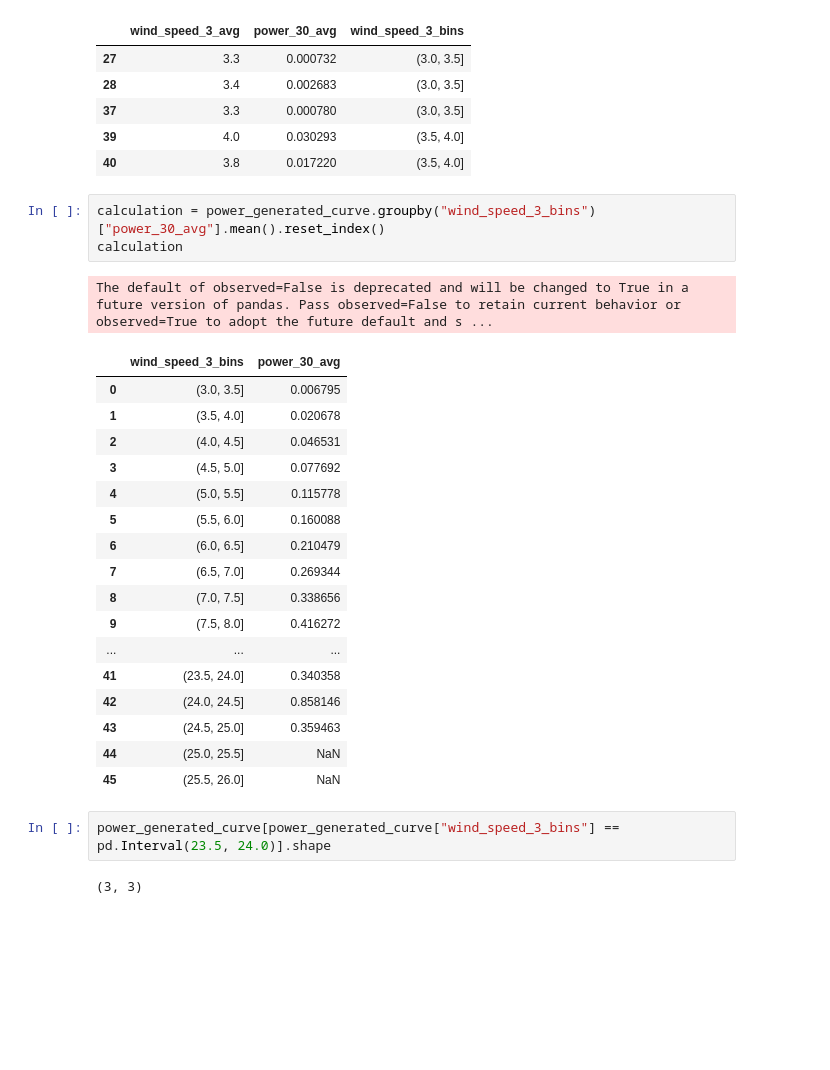
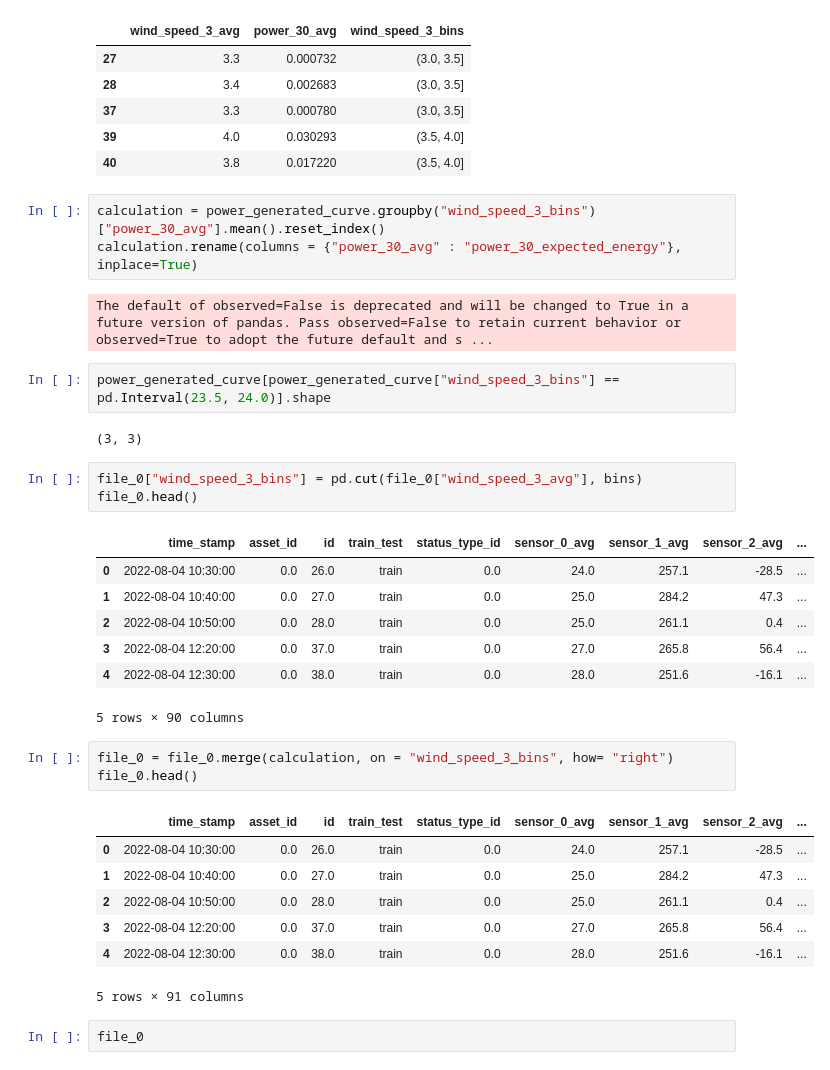
Before and after one commit to RithikDatascientist/potfolio, a Jupyter notebook: Wind_turbin_fault_detection_and_generation_loss/notebooks/01_EDA_Farm_A.ipynb, the cells around one changed output. Drawn from its saved outputs; the diff is of its cells as text; blank space fills up the shorter version.

```diff
--- a/Wind_turbin_fault_detection_and_generation_loss/notebooks/01_EDA_Farm_A.ipynb
+++ b/Wind_turbin_fault_detection_and_generation_loss/notebooks/01_EDA_Farm_A.ipynb
@@ -469,27 +469,34 @@ power_generated_curve.head()
 | 40 | 3.8 | 0.017220 | (3.5, 4.0] |
 # %%
 calculation = power_generated_curve.groupby("wind_speed_3_bins")["power_30_avg"].mean().reset_index()
-calculation
+calculation.rename(columns = {"power_30_avg" : "power_30_expected_energy"}, inplace=True)
 # %% [output]
 The default of observed=False is deprecated and will be changed to True in a future version of pandas. Pass observed=False to retain current behavior or observed=True to adopt the future default and s ...
-|  | wind_speed_3_bins | power_30_avg |
-| 0 | (3.0, 3.5] | 0.006795 |
-| 1 | (3.5, 4.0] | 0.020678 |
-| 2 | (4.0, 4.5] | 0.046531 |
-| 3 | (4.5, 5.0] | 0.077692 |
-| 4 | (5.0, 5.5] | 0.115778 |
-| 5 | (5.5, 6.0] | 0.160088 |
-| 6 | (6.0, 6.5] | 0.210479 |
-| 7 | (6.5, 7.0] | 0.269344 |
-| 8 | (7.0, 7.5] | 0.338656 |
-| 9 | (7.5, 8.0] | 0.416272 |
-| ... | ... | ... |
-| 41 | (23.5, 24.0] | 0.340358 |
-| 42 | (24.0, 24.5] | 0.858146 |
-| 43 | (24.5, 25.0] | 0.359463 |
-| 44 | (25.0, 25.5] | NaN |
-| 45 | (25.5, 26.0] | NaN |
 # %%
 power_generated_curve[power_generated_curve["wind_speed_3_bins"] == pd.Interval(23.5, 24.0)].shape
 # %% [output]
 (3, 3)
+# %%
+file_0["wind_speed_3_bins"] = pd.cut(file_0["wind_speed_3_avg"], bins)
+file_0.head()
+# %% [output]
+|  | time_stamp | asset_id | id | train_test | status_type_id | sensor_0_avg | sensor_1_avg | sensor_2_avg | ... |
+| 0 | 2022-08-04 10:30:00 | 0.0 | 26.0 | train | 0.0 | 24.0 | 257.1 | -28.5 | ... |
+| 1 | 2022-08-04 10:40:00 | 0.0 | 27.0 | train | 0.0 | 25.0 | 284.2 | 47.3 | ... |
+| 2 | 2022-08-04 10:50:00 | 0.0 | 28.0 | train | 0.0 | 25.0 | 261.1 | 0.4 | ... |
+| 3 | 2022-08-04 12:20:00 | 0.0 | 37.0 | train | 0.0 | 27.0 | 265.8 | 56.4 | ... |
+| 4 | 2022-08-04 12:30:00 | 0.0 | 38.0 | train | 0.0 | 28.0 | 251.6 | -16.1 | ... |
+5 rows × 90 columns
+# %%
+file_0 = file_0.merge(calculation, on = "wind_speed_3_bins", how= "right")
+file_0.head()
+# %% [output]
+|  | time_stamp | asset_id | id | train_test | status_type_id | sensor_0_avg | sensor_1_avg | sensor_2_avg | ... |
+| 0 | 2022-08-04 10:30:00 | 0.0 | 26.0 | train | 0.0 | 24.0 | 257.1 | -28.5 | ... |
+| 1 | 2022-08-04 10:40:00 | 0.0 | 27.0 | train | 0.0 | 25.0 | 284.2 | 47.3 | ... |
+| 2 | 2022-08-04 10:50:00 | 0.0 | 28.0 | train | 0.0 | 25.0 | 261.1 | 0.4 | ... |
+| 3 | 2022-08-04 12:20:00 | 0.0 | 37.0 | train | 0.0 | 27.0 | 265.8 | 56.4 | ... |
+| 4 | 2022-08-04 12:30:00 | 0.0 | 38.0 | train | 0.0 | 28.0 | 251.6 | -16.1 | ... |
+5 rows × 91 columns
+# %%
+file_0
```
Also changed, not shown: 2 other files.
